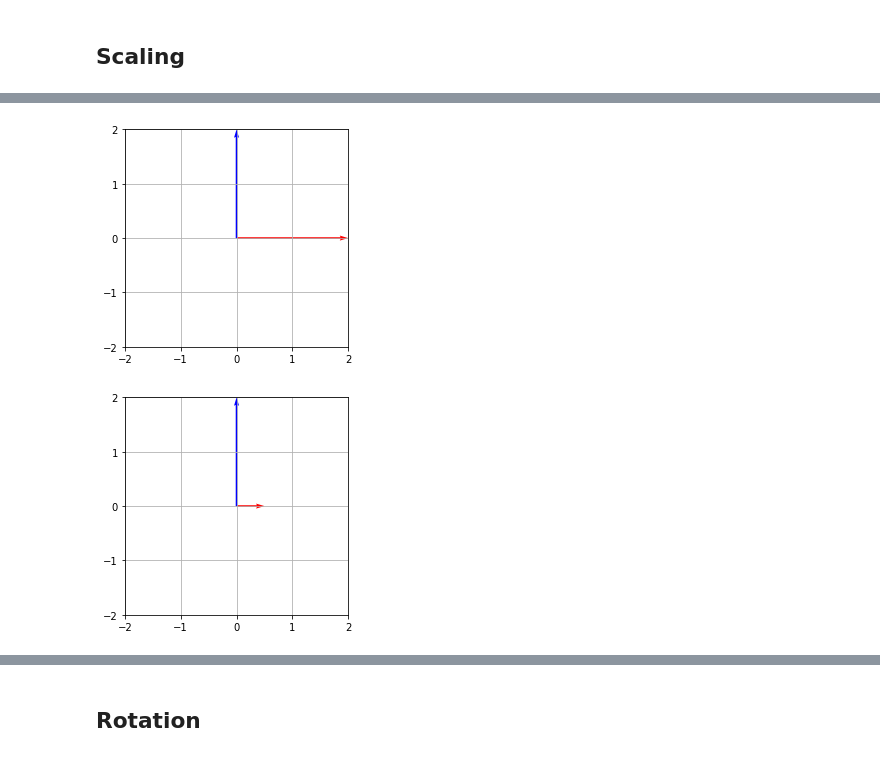
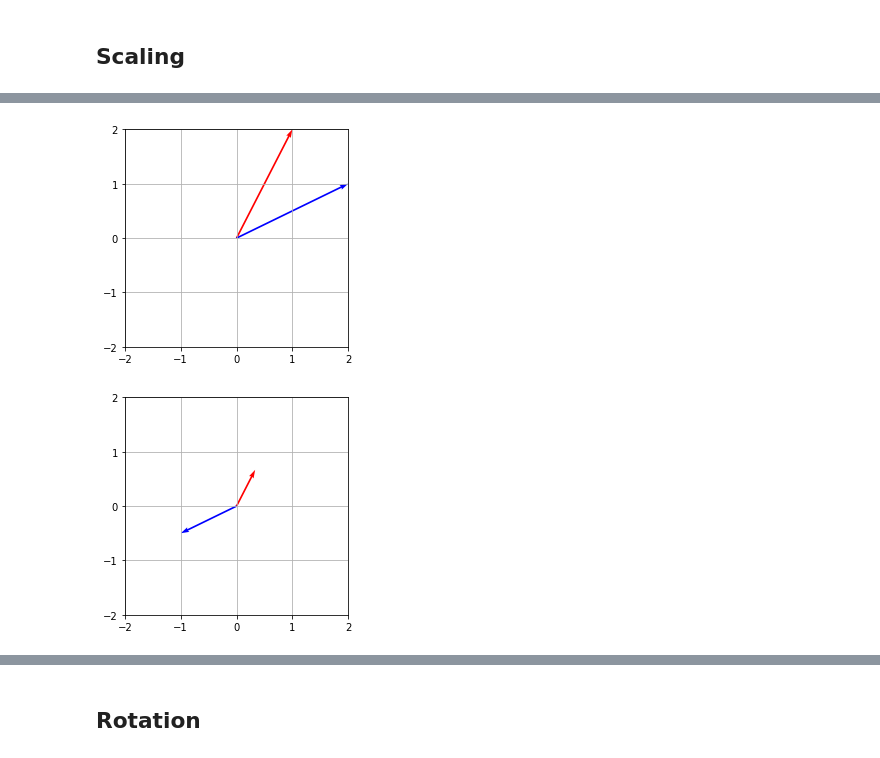
Before and after one commit to krissydolor/Linear-Algebra, a Jupyter notebook: Lab 10 - Linear Transformations/LinAlg Lab 10.ipynb, the cells around one changed output, grey strips where cells are left out. Saved outputs shown, nothing was run; the diff lists cells and outputs as text; code cells hidden in the pictures.

```diff
--- a/Lab 10 - Linear Transformations/LinAlg Lab 10.ipynb
+++ b/Lab 10 - Linear Transformations/LinAlg Lab 10.ipynb
@@ -42,7 +42,7 @@ def plot_quiv(x,t_mat=np.eye(2)):
     plt.yticks(np.arange((-size[1]), size[1]+1, 1.0))
 
 
-    plt.quiver([0,0],[0,0], x_prime[:,0], x_prime[:,1],
+    plt.quiver([0,0],[0,0], x_prime[0,:], x_prime[1,:],
                angles='xy', scale_units='xy',scale=1,
                color=['red','blue'])## use column spaces
     plt.grid()
@@ -121,16 +148,14 @@ plot_quiv(A, shear)
 # %%
+X = np.array([
+    [1,2],
+    [2,1]
+])
 scale = np.array([
-    [2,0],
-    [0,2]
+    [0.3333,0],
+    [0,-0.5]
 ])
-plot_quiv(A, scale)
+plot_quiv(X)
+plot_quiv(X,scale)
 # %% [output]
-[figure, old version]
+[figure, new version]
+[figure, added]
-# %%
-scale = np.array([
-    [0.5,0],
-    [0,2]
-])
-plot_quiv(A, scale)
-# %% [output]
-[figure, removed]
```
Also changed, not shown: parts of 16 cells of this notebook.
